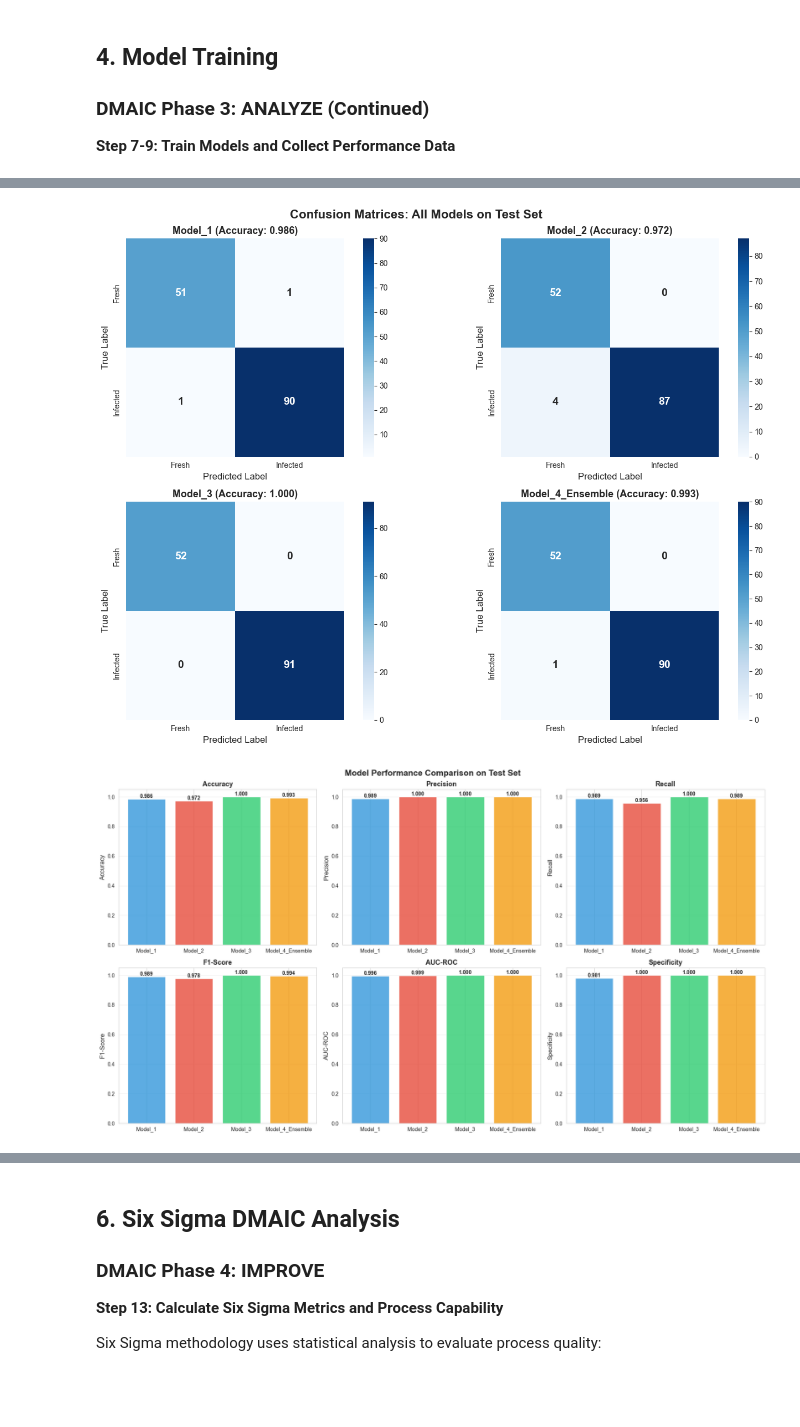
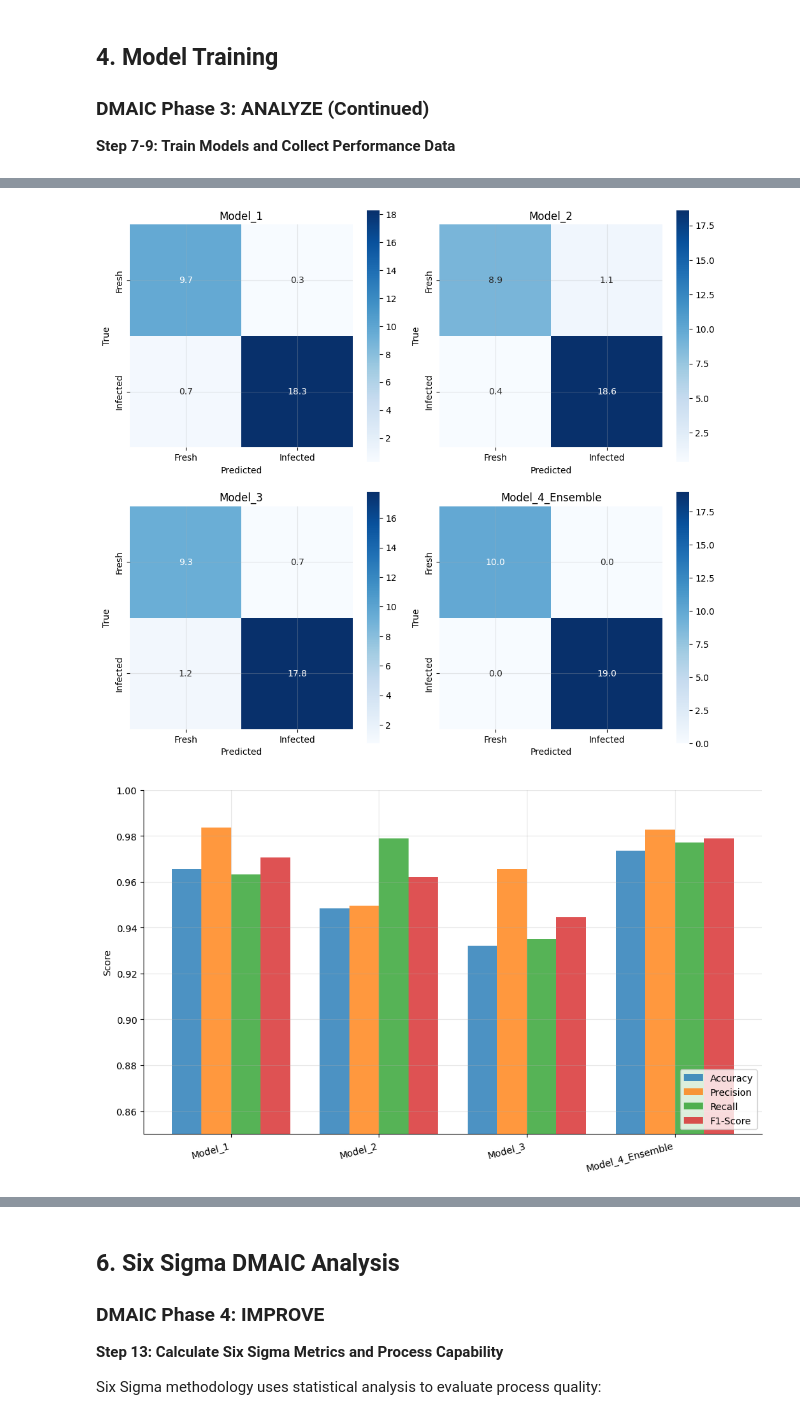
Before and after one commit to fayomitz/Salmon-Disease-Detection, a Jupyter notebook: salmon-disease-detection.ipynb, the cells around one changed output, grey strips where cells are left out. Cells and saved outputs as stored; diff of their text form; code cells hidden in the pictures; blank space fills up the shorter version.

```diff
--- a/salmon-disease-detection.ipynb
+++ b/salmon-disease-detection.ipynb
@@ -241,0 +345,8 @@ Configured Stratified K-Fold with 5 folds.
+# %%
+# Configure Train-Test Split
+TEST_SIZE = 0.2  # 80% train, 20% test
+
+print(f"Configured Stratified Train-Test Split with {int((1-TEST_SIZE)*100)}% train, {int(TEST_SIZE*100)}% test.")
+print(f"Statistical robustness provided by {len(EXPERIMENT_SEEDS)} random seeds: {EXPERIMENT_SEEDS}")
+
+AUGMENTATIONS_PER_IMAGE = 10  # Keep 10x as requested
@@ -799,62 +1570,60 @@ ENSEMBLE METHOD: SOFT VOTING (AVERAGE PROBABILITIES)
 # %%
-# Visualize confusion matrices for all models
+# Visualize confusion matrices for all models (using MEAN values from seeds)
+
 n_models = len(evaluation_results)
-n_rows_cm, n_cols_cm = 2, 2  # 4 models -> 2x2 grid
-fig, axes = plt.subplots(n_rows_cm, n_cols_cm, figsize=(14, 10))
-fig.suptitle('Confusion Matrices: All Models on Test Set', fontsize=16, fontweight='bold')
-
+fig, axes = plt.subplots(2, 2, figsize=(10, 9))
 axes = np.array(axes).reshape(-1)
 
 for idx, result in enumerate(evaluation_results):
     ax = axes[idx]
-    cm = result['Confusion Matrix']
+
+    # Build confusion matrix from MEAN TP/TN/FP/FN values
+    tn = result['True Negatives']
+    fp = result['False Positives']
+    fn = result['False Negatives']
+    tp = result['True Positives']
+    cm = np.array([[tn, fp], [fn, tp]])
 
     # Create heatmap
-    sns.heatmap(cm, annot=True, fmt='d', cmap='Blues', ax=ax,
-                cbar=True, square=True, annot_kws={'size': 14, 'weight': 'bold'})
+    sns.heatmap(cm, annot=True, fmt='.1f', cmap='Blues', ax=ax,
+                cbar=True, square=True)
 
-    ax.set_xlabel('Predicted Label', fontsize=12)
-    ax.set_ylabel('True Label', fontsize=12)
-    ax.set_title(f"{result['Model']} (Accuracy: {result['Accuracy']:.3f})",
-                 fontsize=13, fontweight='bold')
+    ax.set_xlabel('Predicted')
+    ax.set_ylabel('True')
+    ax.set_title(result['Model'])
     ax.set_xticklabels(['Fresh', 'Infected'])
     ax.set_yticklabels(['Fresh', 'Infected'])
 
-# Hide any unused subplots (should not happen with 4 models, but safe)
+# Hide any unused subplots
 for j in range(len(evaluation_results), len(axes)):
     axes[j].axis('off')
 
 plt.tight_layout()
+plt.savefig('report/figures/confusion_matrices.png', dpi=300, bbox_inches='tight', facecolor='white')
 plt.show()
 
-# Compare metrics visually
-fig, axes = plt.subplots(2, 3, figsize=(18, 10))  # 6 metrics -> fixed 2x3 grid
-fig.suptitle('Model Performance Comparison on Test Set', fontsize=16, fontweight='bold')
+# Performance comparison - single grouped bar chart
+metrics = ['Accuracy', 'Precision', 'Recall', 'F1-Score']
+model_names = eval_summary['Model'].values
+x = np.arange(len(model_names))
+width = 0.2
 
-metrics = ['Accuracy', 'Precision', 'Recall', 'F1-Score', 'AUC-ROC', 'Specificity']
-colors = ['#3498db', '#e74c3c', '#2ecc71', '#f39c12', '#9b59b6']
+fig, ax = plt.subplots(figsize=(10, 6))
 
-for idx, metric in enumerate(metrics):
-    ax = axes[idx // 3, idx % 3]
+for i, metric in enumerate(metrics):
     values = eval_summary[metric].values
-    bars = ax.bar(eval_summary['Model'], values, color=colors, alpha=0.8)
+    ax.bar(x + i*width, values, width, label=metric, alpha=0.8)
 
-    ax.set_ylabel(metric, fontsize=12)
-    ax.set_title(metric, fontsize=13, fontweight='bold')
-    ax.set_ylim([0, 1.05])
-    ax.grid(axis='y', alpha=0.3)
-    ax.tick_params(axis='x', rotation=0)
-
-    # Add value labels on bars
-    for bar in bars:
-        height = bar.get_height()
-        ax.text(bar.get_x() + bar.get_width()/2., height,
-                f'{height:.3f}',
-
-                ha='center', va='bottom', fontsize=10, fontweight='bold')
+ax.set_ylabel('Score')
+ax.set_xticks(x + width * 1.5)
+ax.set_xticklabels(model_names, rotation=15, ha='right')
+ax.legend(loc='lower right')
+ax.set_ylim([0.85, 1.0])
+ax.grid(axis='y', alpha=0.3)
 
 plt.tight_layout()
+plt.savefig('report/figures/performance_comparison.png', dpi=300, bbox_inches='tight', facecolor='white')
 plt.show()
 # %% [output]
-[figure, old version]
+[figure, new version]
-[figure, old version]
+[figure, new version]
```
Also changed, not shown: parts of 33 cells of this notebook, 1 other file.
